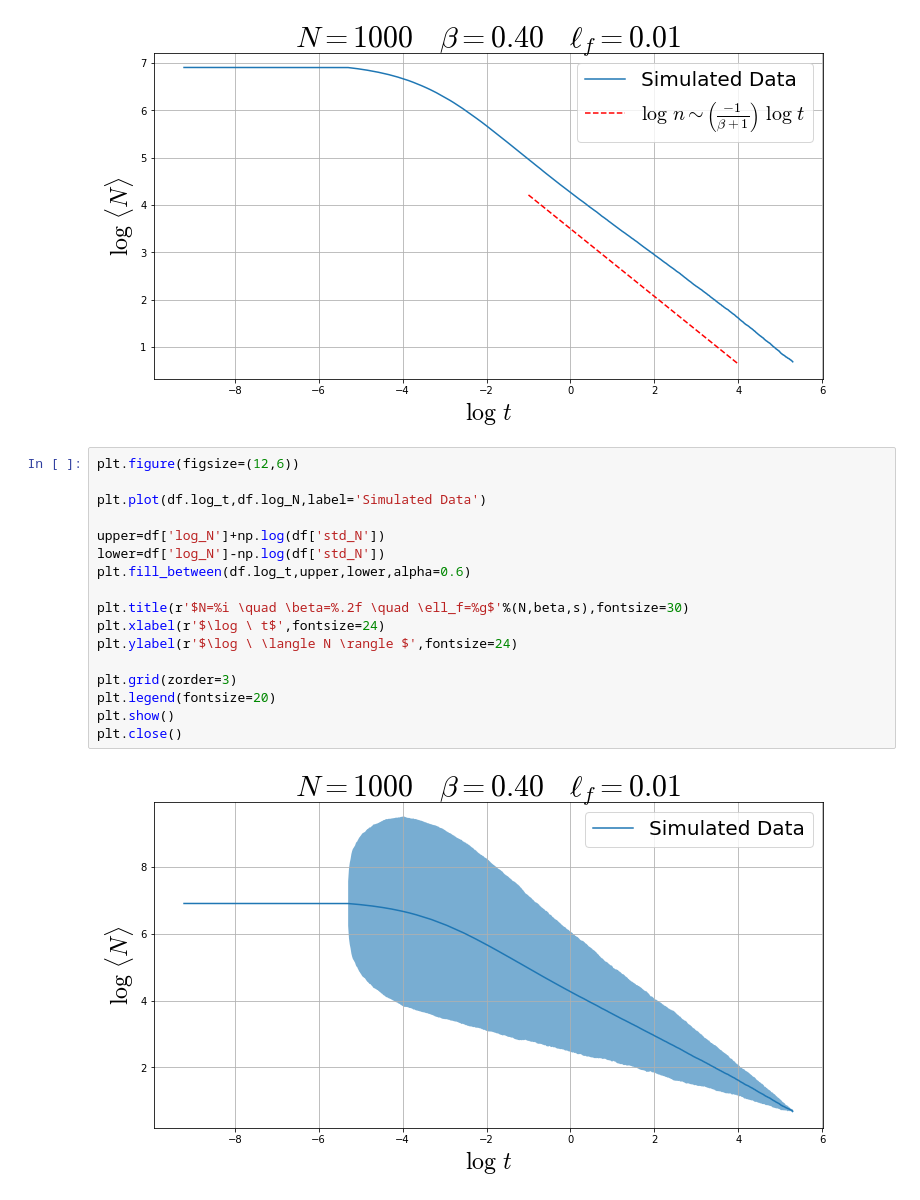
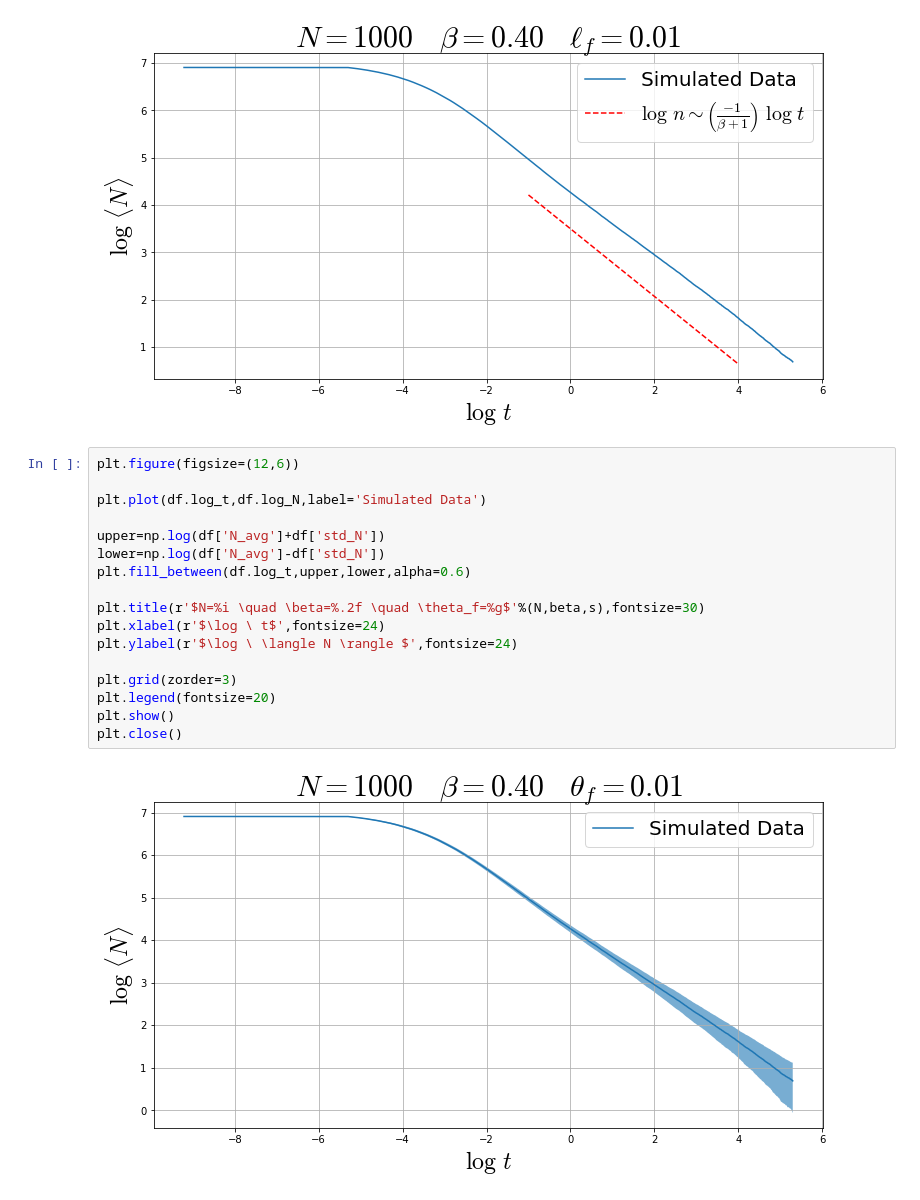
Before and after one commit to GabrielTellez/ARTICLE-SIMULATION, a Jupyter notebook: res/N1000B0.4LF0.01.ipynb, the cells around one changed output. Drawn from its saved outputs; the diff is of its cells as text.

```diff
--- a/res/N1000B0.4LF0.01.ipynb
+++ b/res/N1000B0.4LF0.01.ipynb
@@ -189,19 +202,19 @@ plt.close()
 # %%
 plt.figure(figsize=(12,6))
 
 plt.plot(df.log_t,df.log_N,label='Simulated Data')
 
-upper=df['log_N']+np.log(df['std_N'])
-lower=df['log_N']-np.log(df['std_N'])
+upper=np.log(df['N_avg']+df['std_N'])
+lower=np.log(df['N_avg']-df['std_N'])
 plt.fill_between(df.log_t,upper,lower,alpha=0.6)
 
-plt.title(r'$N=%i \quad \beta=%.2f \quad \ell_f=%g$'%(N,beta,s),fontsize=30)
+plt.title(r'$N=%i \quad \beta=%.2f \quad \theta_f=%g$'%(N,beta,s),fontsize=30)
 plt.xlabel(r'$\log \ t$',fontsize=24)
 plt.ylabel(r'$\log \ \langle N \rangle $',fontsize=24)
 
 plt.grid(zorder=3)
 plt.legend(fontsize=20)
 plt.show()
 plt.close()
 # %% [output]
-[figure, old version]
+[figure, new version]
```
Also changed, not shown: parts of 5 cells of this notebook, 3 other files.
